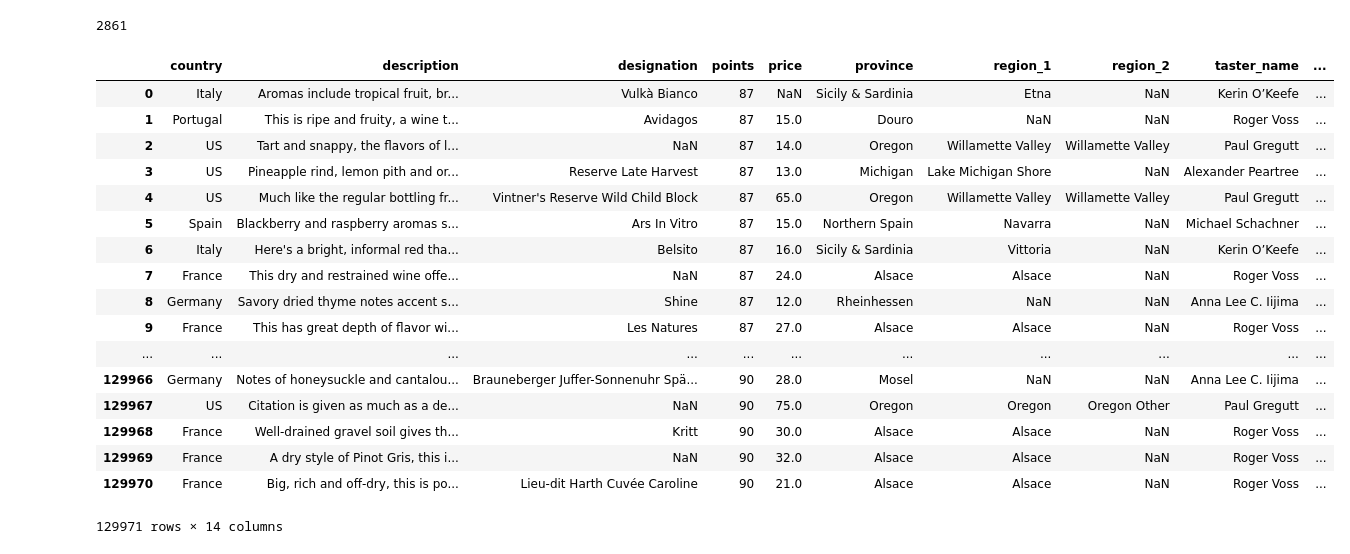
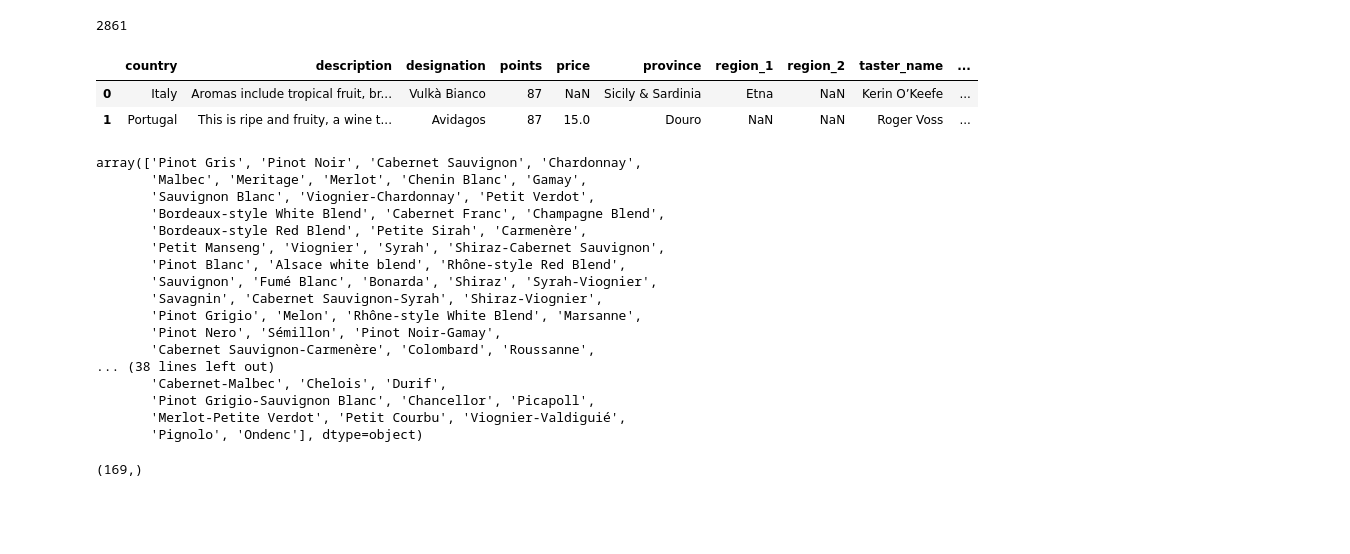
Before and after one commit to loisr/WineReviews, a Jupyter notebook: Wine-reviews data.ipynb, the cells around one changed output. Saved outputs shown, nothing was run; the diff lists cells and outputs as text; code cells hidden in the pictures; blank space fills up the shorter version.

Commit message:
Cleaned Data better for French Grapes

```diff
--- a/Wine-reviews data.ipynb
+++ b/Wine-reviews data.ipynb
@@ -517,7 +479,7 @@ all_french_grapes
  ...]
 # %%
 #grapes to take out of french grapes
-notfrench = ['Gewürztraminer', 'Riesling', 'Gewürztraminer-Riesling', 'White Riesling', 'Chardonnay Weissburgunder', 'Spätburgunder']
+notfrench = ['Gewürztraminer', 'Riesling', 'Gewürztraminer-Riesling', 'White Riesling','Monastrell', 'Chardonnay Weissburgunder', 'Spätburgunder']
 # %%
 #take out notfrench from all_french_grapes
 french_grapes2 = [x for x in all_french_grapes if x not in notfrench]
@@ -529,16 +491,25 @@ len(french_grapes2)
 #grape blends to add into french grapes
 french_blends = ['Meritage', 'Bordeaux-style Red Blend', 'Rhône-style Red Blend', 'Bordeaux-style White Blend',
  'Shiraz-Cabernet Sauvignon', 'Cabernet Sauvignon-Syrah','Merlot-Malbec','Chenin Blanc-Chardonnay',
- 'Cabernet Sauvignon-Merlot','Sauvignon Blanc-Semillon','Malbec-Merlot','Malbec-Cabernet Franc','Monastrell-Syrah',
+ 'Cabernet Sauvignon-Merlot','Sauvignon Blanc-Semillon','Malbec-Merlot','Malbec-Cabernet Franc',
  'Cabernet Sauvignon-Shiraz','Syrah-Cabernet Sauvignon','Cabernet Franc-Cabernet Sauvignon','Merlot-Cabernet Franc',
  'Syrah-Petite Sirah', 'Cabernet Blend','Malbec-Cabernet Sauvignon','Cabernet Sauvignon-Malbec','Syrah-Petit Verdot',
- 'Syrah-Mourvèdre','Malbec-Syrah','Cabernet-Syrah', 'Sauvignon Blanc-Chardonnay','Merlot-Cabernet Sauvignon',
+ 'Malbec-Syrah','Cabernet-Syrah', 'Sauvignon Blanc-Chardonnay','Merlot-Cabernet Sauvignon',
  'Chenin Blanc-Sauvignon Blanc','Chardonnay-Sauvignon Blanc','Cabernet Sauvignon-Cabernet Franc',
  'Chardonnay-Sauvignon','Pinot-Chardonnay','Merlot-Cabernet','Shiraz-Cabernet','Sauvignon Blanc-Chenin Blanc',
  'Malbec-Petit Verdot','Chardonnay-Pinot Gris', 'Chardonnay-Pinot Blanc','Cabernet Sauvignon-Merlot-Shiraz',
  'Malbec-Cabernet', 'Carmenère-Syrah', 'Pinot Blanc-Pinot Noir', 'Shiraz-Malbec', 'Syrah-Malbec',
  'Syrah-Cabernet Franc','Cabernet-Shiraz', 'Pinot Blanc-Chardonnay', 'Merlot-Shiraz', 'Merlot-Syrah',
- 'Sauvignon Blanc-Sauvignon Gris', 'Cabernet-Malbec', 'Merlot-Petite Verdot', 'Cabernet Merlot', 'Chenin Blanc']
+ 'Sauvignon Blanc-Sauvignon Gris', 'Cabernet-Malbec', 'Merlot-Petite Verdot', 'Cabernet Merlot', 'Chenin Blanc',
+'Pinot Noir-Gamay', 'Carmenère-Cabernet Sauvignon', 'Viognier-Valdiguié', 'Pinot Grigio-Sauvignon Blanc',
+'Pinot Blanc-Viognier', 'Shiraz-Roussanne', 'Shiraz-Roussanne', 'Pinot Noir-Syrah', 'Malbec-Carménère',
+'Semillon-Chardonnay', 'Sauvignon-Sémillon', 'Chenin Blanc-Viognier', 'Cabernet Sauvignon-Carmenère',
+'Viognier-Roussanne', 'Merlot-Tannat', 'Petite Verdot', 'Colombard-Sauvignon Blanc', 'Alicante Bouschet',
+'Chardonnay-Semillon', 'Syrah-Merlot', 'Cabernet Franc-Merlot', 'Seyval Blanc', 'Roussanne-Viognier',
+'Sauvignon Gris', 'Gamay Noir', 'Cabernet Franc-Carmenère', 'Chardonnay-Viognier', 'Syrah-Cabernet',
+'Marsanne-Viognier', 'Claret', 'Semillon-Sauvignon Blanc', 'Malbec-Tannat', 'Pinot Nero',
+'Champagne Blend', 'Pinot Grigio', 'Carmenère', 'Sauvignon Blanc', 'Viognier', 'Viognier-Chardonnay',
+'Alsace white blend', 'Pinot Blanc', 'Fumé Blanc', 'Syrah-Viognier',  'Shiraz-Viognier','Rhône-style White Blend' ]
 # %%
 #add in the grape blends to french grapes
 frenchvariety = french_grapes2 + french_blends
@@ -546,23 +517,8 @@ frenchvariety = french_grapes2 + french_blends
 #make a new column in the df where if the grape variety is french, french_grape = True, if not then False
 wine['french_grape'] = wine['variety'].apply(lambda x: x in frenchvariety)
 # %%
-wine
+wine.head(2)
 # %% [output]
 |  | country | description | designation | points | price | province | region_1 | region_2 | taster_name | ... |
 | 0 | Italy | Aromas include tropical fruit, br... | Vulkà Bianco | 87 | NaN | Sicily & Sardinia | Etna | NaN | Kerin O’Keefe | ... |
 | 1 | Portugal | This is ripe and fruity, a wine t... | Avidagos | 87 | 15.0 | Douro | NaN | NaN | Roger Voss | ... |
-| 2 | US | Tart and snappy, the flavors of l... | NaN | 87 | 14.0 | Oregon | Willamette Valley | Willamette Valley | Paul Gregutt | ... |
-| 3 | US | Pineapple rind, lemon pith and or... | Reserve Late Harvest | 87 | 13.0 | Michigan | Lake Michigan Shore | NaN | Alexander Peartree | ... |
-| 4 | US | Much like the regular bottling fr... | Vintner's Reserve Wild Child Block | 87 | 65.0 | Oregon | Willamette Valley | Willamette Valley | Paul Gregutt | ... |
-| 5 | Spain | Blackberry and raspberry aromas s... | Ars In Vitro | 87 | 15.0 | Northern Spain | Navarra | NaN | Michael Schachner | ... |
-| 6 | Italy | Here's a bright, informal red tha... | Belsito | 87 | 16.0 | Sicily & Sardinia | Vittoria | NaN | Kerin O’Keefe | ... |
-| 7 | France | This dry and restrained wine offe... | NaN | 87 | 24.0 | Alsace | Alsace | NaN | Roger Voss | ... |
-| 8 | Germany | Savory dried thyme notes accent s... | Shine | 87 | 12.0 | Rheinhessen | NaN | NaN | Anna Lee C. Iijima | ... |
-| 9 | France | This has great depth of flavor wi... | Les Natures | 87 | 27.0 | Alsace | Alsace | NaN | Roger Voss | ... |
-| ... | ... | ... | ... | ... | ... | ... | ... | ... | ... | ... |
-| 129966 | Germany | Notes of honeysuckle and cantalou... | Brauneberger Juffer-Sonnenuhr Spä... | 90 | 28.0 | Mosel | NaN | NaN | Anna Lee C. Iijima | ... |
-| 129967 | US | Citation is given as much as a de... | NaN | 90 | 75.0 | Oregon | Oregon | Oregon Other | Paul Gregutt | ... |
-| 129968 | France | Well-drained gravel soil gives th... | Kritt | 90 | 30.0 | Alsace | Alsace | NaN | Roger Voss | ... |
-| 129969 | France | A dry style of Pinot Gris, this i... | NaN | 90 | 32.0 | Alsace | Alsace | NaN | Roger Voss | ... |
-| 129970 | France | Big, rich and off-dry, this is po... | Lieu-dit Harth Cuvée Caroline | 90 | 21.0 | Alsace | Alsace | NaN | Roger Voss | ... |
-129971 rows × 14 columns
@@ -568,0 +527,24 @@ wine
+# %%
+wine[frenchwine].variety.unique()
+# %% [output]
+array(['Pinot Gris', 'Pinot Noir', 'Cabernet Sauvignon', 'Chardonnay',
+       'Malbec', 'Meritage', 'Merlot', 'Chenin Blanc', 'Gamay',
+       'Sauvignon Blanc', 'Viognier-Chardonnay', 'Petit Verdot',
+       'Bordeaux-style White Blend', 'Cabernet Franc', 'Champagne Blend',
+       'Bordeaux-style Red Blend', 'Petite Sirah', 'Carmenère',
+       'Petit Manseng', 'Viognier', 'Syrah', 'Shiraz-Cabernet Sauvignon',
+       'Pinot Blanc', 'Alsace white blend', 'Rhône-style Red Blend',
+       'Sauvignon', 'Fumé Blanc', 'Bonarda', 'Shiraz', 'Syrah-Viognier',
+       'Savagnin', 'Cabernet Sauvignon-Syrah', 'Shiraz-Viognier',
+       'Pinot Grigio', 'Melon', 'Rhône-style White Blend', 'Marsanne',
+       'Pinot Nero', 'Sémillon', 'Pinot Noir-Gamay',
+       'Cabernet Sauvignon-Carmenère', 'Colombard', 'Roussanne',
+... (38 lines left out)
+       'Cabernet-Malbec', 'Chelois', 'Durif',
+       'Pinot Grigio-Sauvignon Blanc', 'Chancellor', 'Picapoll',
+       'Merlot-Petite Verdot', 'Petit Courbu', 'Viognier-Valdiguié',
+       'Pignolo', 'Ondenc'], dtype=object)
+# %%
+wine[frenchwine].variety.unique().shape
+# %% [output]
+(169,)
```
Also changed, not shown: parts of 8 cells of this notebook.
